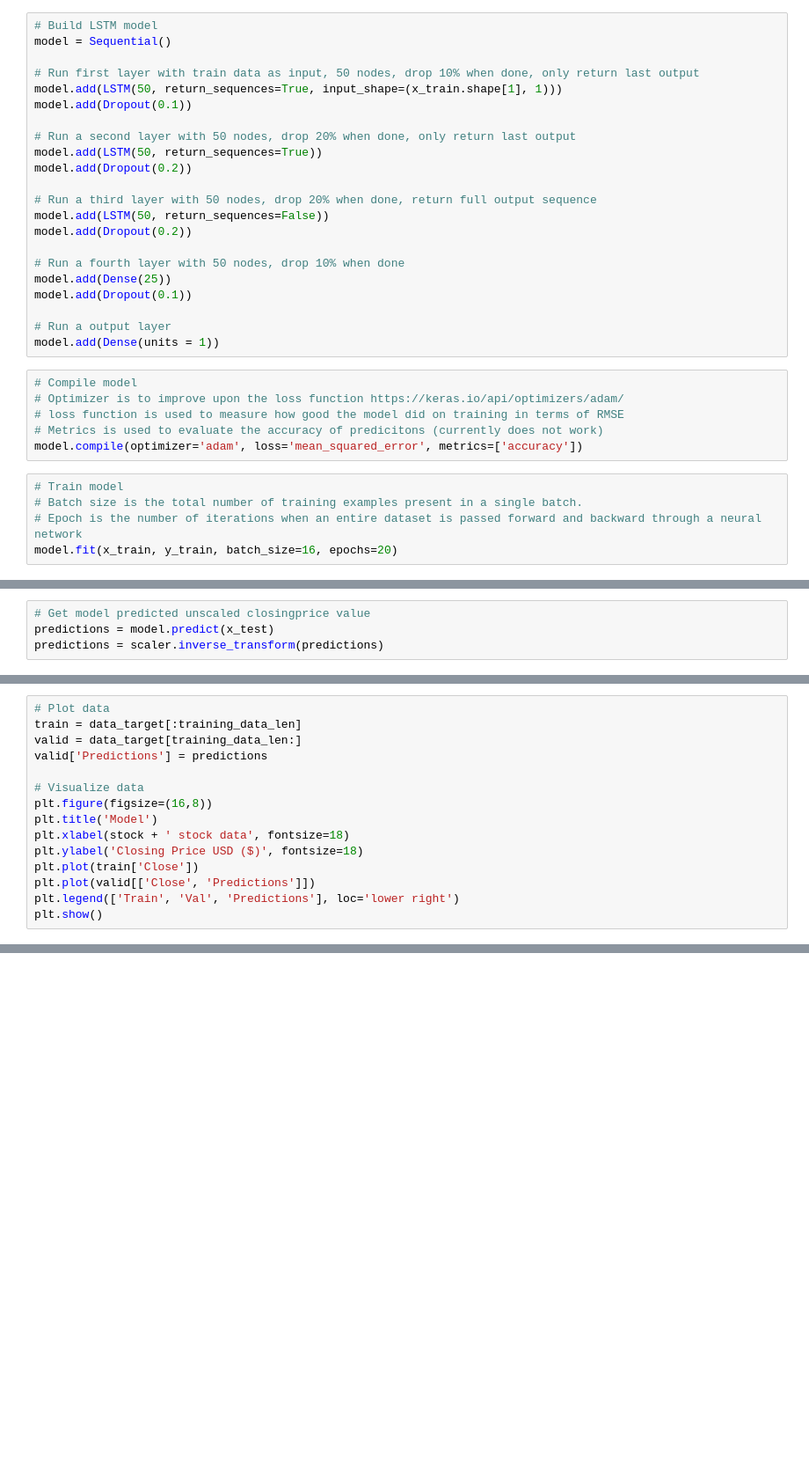
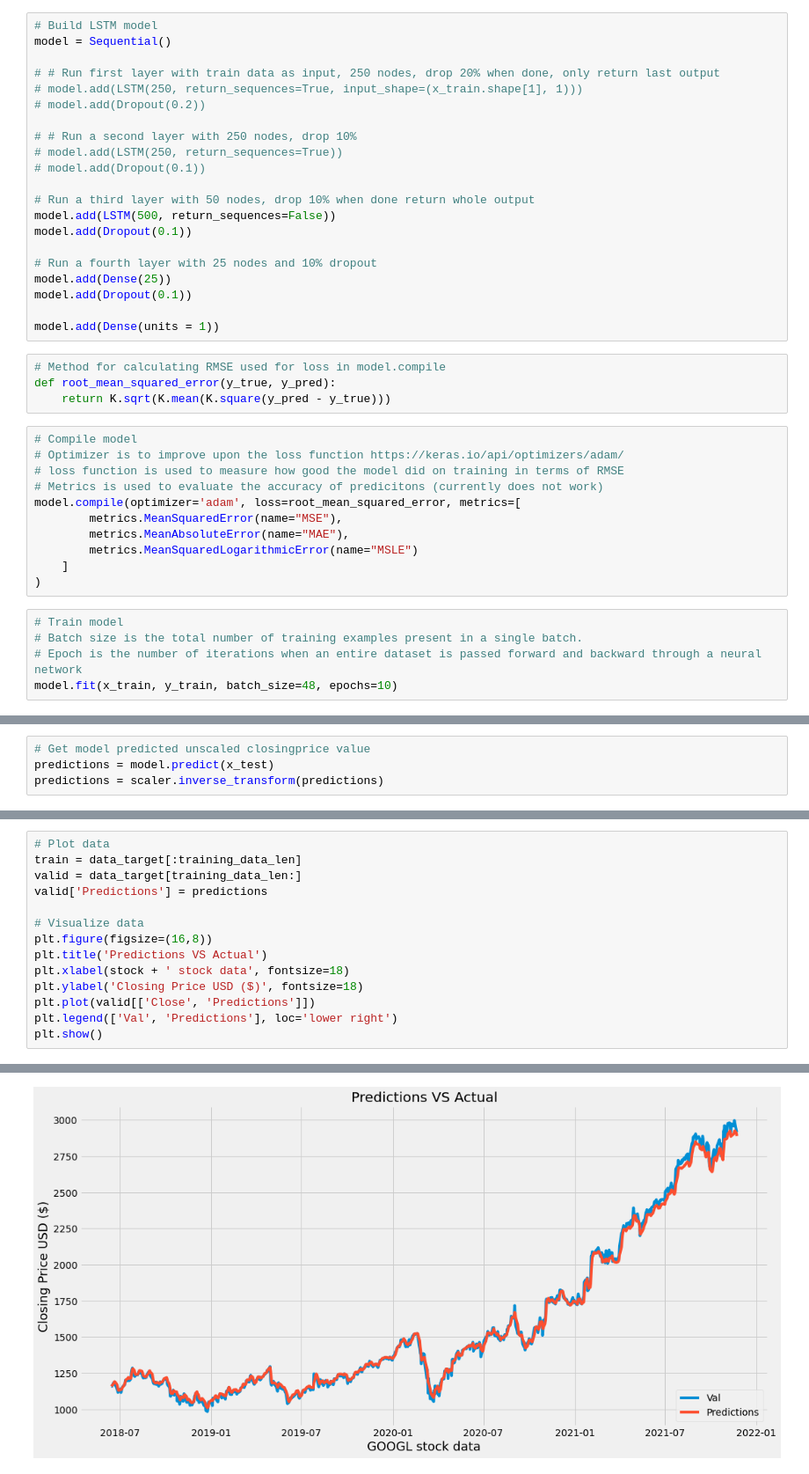
Before and after one commit to Hjalmar-Thunberg/ml-stock-market-predictor, a Jupyter notebook: jupyter models/sequential_prediction_model_v0.0.1__1_.ipynb, the cells around one changed output, grey strips where cells are left out. Shown: that part at 88% size. Drawn from its saved outputs; the diff is of its cells as text; blank space fills up the shorter version.

Commit message:
Update model to include more metrics and accuracy calculation.

```diff
--- a/jupyter models/sequential_prediction_model_v0.0.1__1_.ipynb
+++ b/jupyter models/sequential_prediction_model_v0.0.1__1_.ipynb
@@ -77,32 +110,40 @@ x_train.shape
 # Build LSTM model
 model = Sequential()
 
-# Run first layer with train data as input, 50 nodes, drop 10% when done, only return last output
-model.add(LSTM(50, return_sequences=True, input_shape=(x_train.shape[1], 1)))
+# # Run first layer with train data as input, 250 nodes, drop 20% when done, only return last output
+# model.add(LSTM(250, return_sequences=True, input_shape=(x_train.shape[1], 1)))
+# model.add(Dropout(0.2))
+
+# # Run a second layer with 250 nodes, drop 10%
+# model.add(LSTM(250, return_sequences=True))
+# model.add(Dropout(0.1))
+
+# Run a third layer with 50 nodes, drop 10% when done return whole output
+model.add(LSTM(500, return_sequences=False))
 model.add(Dropout(0.1))
 
-# Run a second layer with 50 nodes, drop 20% when done, only return last output
-model.add(LSTM(50, return_sequences=True))
-model.add(Dropout(0.2))
-
-# Run a third layer with 50 nodes, drop 20% when done, return full output sequence
-model.add(LSTM(50, return_sequences=False))
-model.add(Dropout(0.2))
-
-# Run a fourth layer with 50 nodes, drop 10% when done
+# Run a fourth layer with 25 nodes and 10% dropout
 model.add(Dense(25))
 model.add(Dropout(0.1))
 
-# Run a output layer
 model.add(Dense(units = 1))
+# %%
+# Method for calculating RMSE used for loss in model.compile
+def root_mean_squared_error(y_true, y_pred):
+    return K.sqrt(K.mean(K.square(y_pred - y_true)))
 # %%
 # Compile model
 # Optimizer is to improve upon the loss function https://keras.io/api/optimizers/adam/
 # loss function is used to measure how good the model did on training in terms of RMSE
 # Metrics is used to evaluate the accuracy of predicitons (currently does not work)
-model.compile(optimizer='adam', loss='mean_squared_error', metrics=['accuracy'])
+model.compile(optimizer='adam', loss=root_mean_squared_error, metrics=[
+        metrics.MeanSquaredError(name="MSE"),
+        metrics.MeanAbsoluteError(name="MAE"),
+        metrics.MeanSquaredLogarithmicError(name="MSLE")
+    ]
+)
 # %%
 # Train model
 # Batch size is the total number of training examples present in a single batch.
 # Epoch is the number of iterations when an entire dataset is passed forward and backward through a neural network
-model.fit(x_train, y_train, batch_size=16, epochs=20)
+model.fit(x_train, y_train, batch_size=48, epochs=10)
@@ -145,10 +243,10 @@ valid['Predictions'] = predictions
 
 # Visualize data
 plt.figure(figsize=(16,8))
-plt.title('Model')
+plt.title('Predictions VS Actual')
 plt.xlabel(stock + ' stock data', fontsize=18)
 plt.ylabel('Closing Price USD ($)', fontsize=18)
-plt.plot(train['Close'])
 plt.plot(valid[['Close', 'Predictions']])
-plt.legend(['Train', 'Val', 'Predictions'], loc='lower right')
+plt.legend(['Val', 'Predictions'], loc='lower right')
 plt.show()
+# %% [output]
@@ -155,3 +258,4 @@ plt.show()
+[figure, added]
 # %%
 # Show all valid and predicted prices
 valid
```
Also changed, not shown: parts of 12 cells of this notebook.
